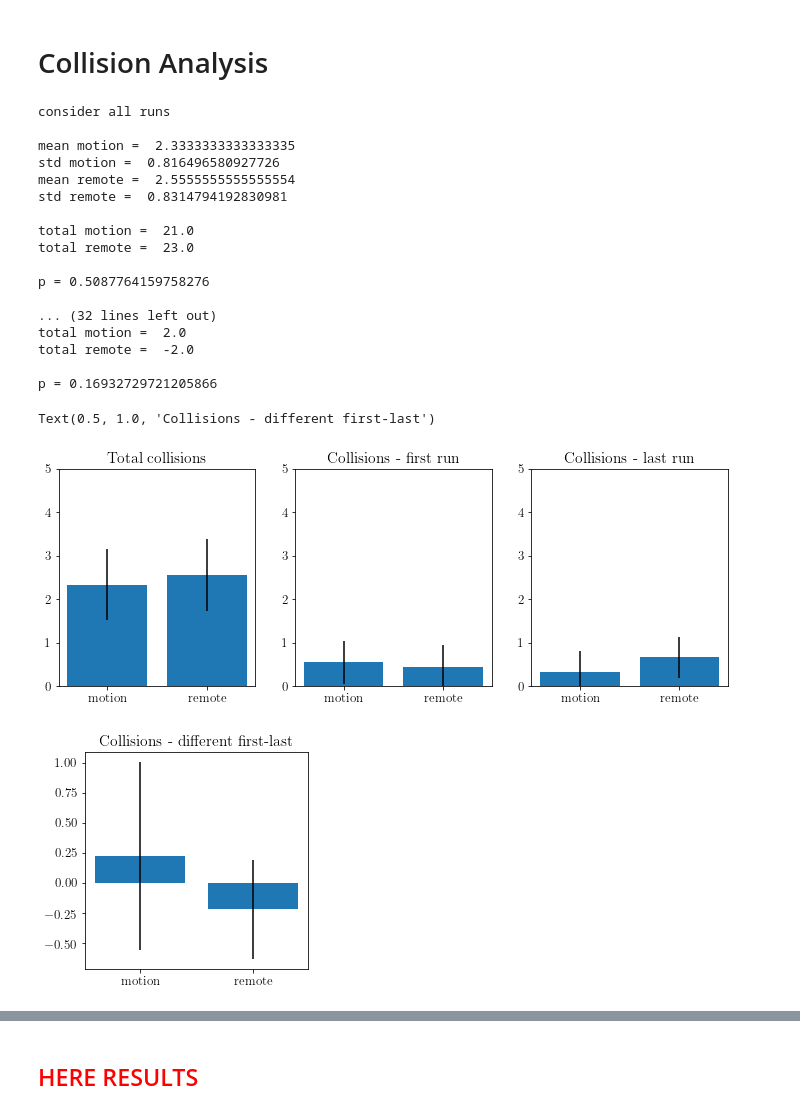
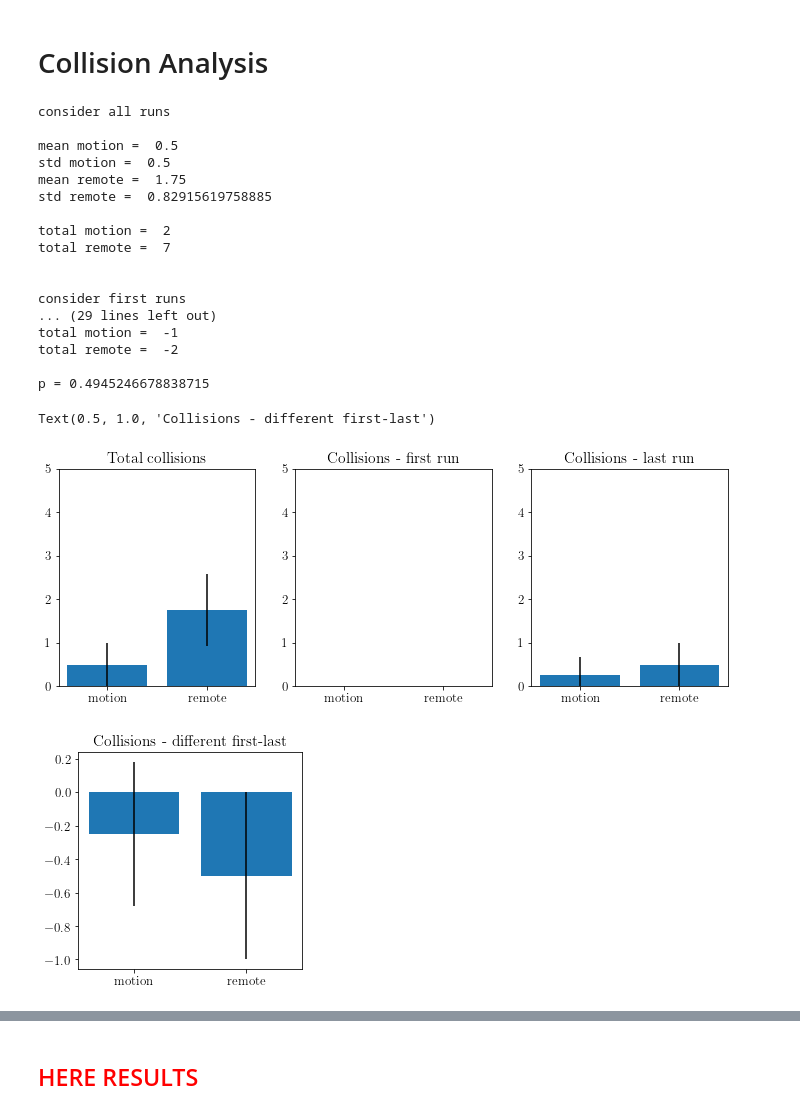
Before and after one commit to medioman22/Bidirectional_Interface, a Jupyter notebook: data_analysis/data_analysis_haptics_Y.ipynb, the cells around one changed output, grey strips where cells are left out. Drawn from its saved outputs; the diff is of its cells as text; code cells hidden in the pictures.

Commit message:
WIP data analysis HW

```diff
--- a/data_analysis/data_analysis_haptics_Y.ipynb
+++ b/data_analysis/data_analysis_haptics_Y.ipynb
@@ -720,7 +720,7 @@ p =  0.6272069263720175
 # %% [markdown]
 # Collision Analysis
 # %%
-coll_df = pd.read_csv('/Volumes/GoogleDrive/My Drive/Matteo/EPFL/LIS/PhD/Bidirectional_wearable_interface/DATA/Haptics/Bidir - haptics ZY collisions - Sheet1.csv')
+coll_df = pd.read_csv('/Volumes/GoogleDrive/My Drive/Matteo/EPFL/LIS/PhD/Bidirectional_wearable_interface/DATA/Bidir - haptics ZY collisions - HW - Sheet1.csv')
 # %%
 coll = {}
 
@@ -763,9 +763,9 @@ def compute_mean_std_collisions(data_m, data_r):
     print('total remote = ', np.sum(coll_per_sub_r))
     print('')
 
-    t, p = t_test_kruskal(coll_per_sub_m, coll_per_sub_r)
+#     t, p = t_test_kruskal(coll_per_sub_m, coll_per_sub_r)
 
-    print_p(p)
+#     print_p(p)
 
     return [coll_per_sub_m, coll_per_sub_r]
 
@@ -855,44 +855,44 @@ plt.xticks(range(2), ['motion', 'remote'])
 plt.ylim([0, 5])
 plt.title('Collisions - first run')
 
 ax = fig.add_subplot(133)
 ax.bar([0, 1],
    [np.mean(last_m), np.mean(last_r)],
       yerr = [np.std(last_m), np.std(last_r)])
 
 plt.xticks(range(2), ['motion', 'remote'])
 plt.ylim([0, 5])
 plt.title('Total collisions')
 plt.title('Collisions - last run')
 
 fig = plt.figure(figsize=(4, 4))
 ax = fig.add_subplot(111)
 ax.bar([0, 1],
    [np.mean(diff_m), np.mean(diff_r)],
       yerr = [np.std(diff_m), np.std(diff_r)])
 
 plt.xticks(range(2), ['motion', 'remote'])
 plt.title('Total collisions')
 plt.title('Collisions - different first-last')
 # %% [output]
 consider all runs
 
-mean motion =  2.3333333333333335
-std motion =  0.816496580927726
-mean remote =  2.5555555555555554
-std remote =  0.8314794192830981
+mean motion =  0.5
+std motion =  0.5
+mean remote =  1.75
+std remote =  0.82915619758885
 
-total motion =  21.0
-total remote =  23.0
+total motion =  2
+total remote =  7
 
-p = 0.5087764159758276
 
-... (32 lines left out)
-total motion =  2.0
-total remote =  -2.0
+consider first runs
+... (29 lines left out)
+total motion =  -1
+total remote =  -2
 
-p = 0.16932729721205866
+p = 0.4945246678838715
 Text(0.5, 1.0, 'Collisions - different first-last')
-[figure, old version]
+[figure, new version]
-[figure, old version]
+[figure, new version]
 # %%
```
Also changed, not shown: parts of 1 cell of this notebook, 29 other files.
